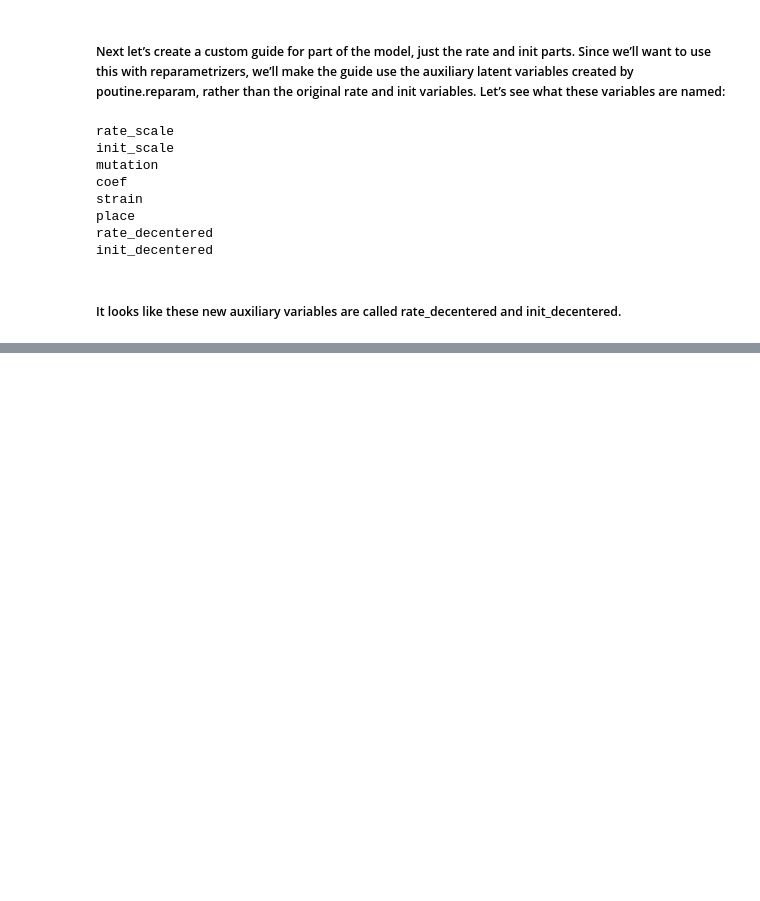
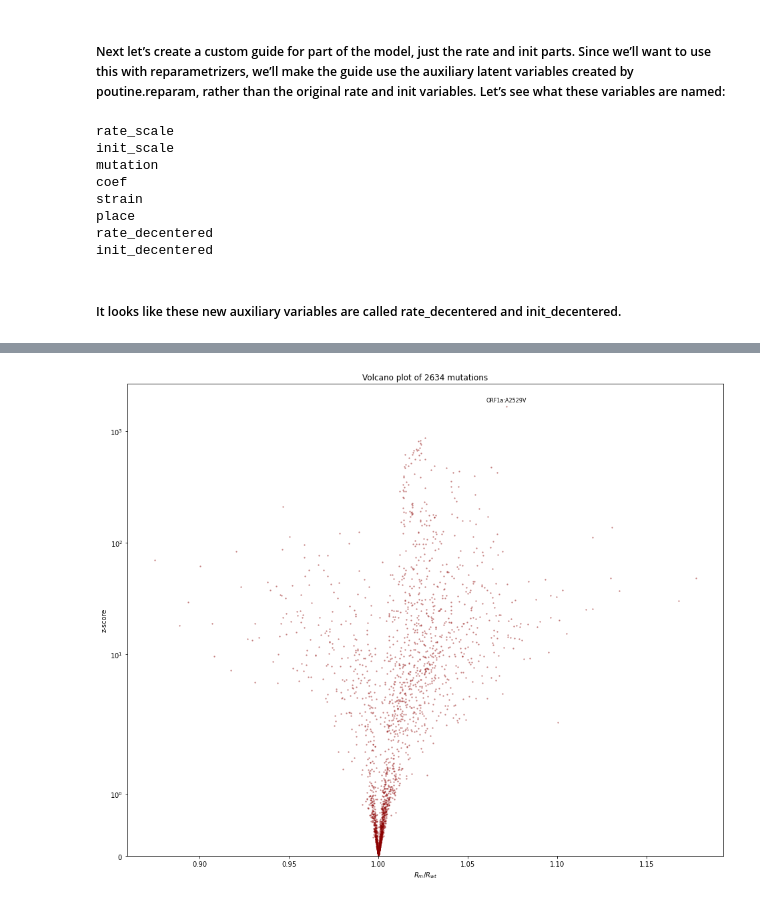
Before and after one commit to drclab/GP_VAE, a Jupyter notebook: drclab/Pyro/svi_23.ipynb, the cells around one changed output, grey strips where cells are left out. Saved outputs shown, nothing was run; the diff lists cells and outputs as text; code cells hidden in the pictures; blank space fills up the shorter version.

```diff
--- a/drclab/Pyro/svi_23.ipynb
+++ b/drclab/Pyro/svi_23.ipynb
@@ -405,0 +598,4 @@ init_decentered
+# %%
+plot_volcano(guide)
+# %% [output]
+[figure, added]
```
Also changed, not shown: parts of 25 cells of this notebook.
